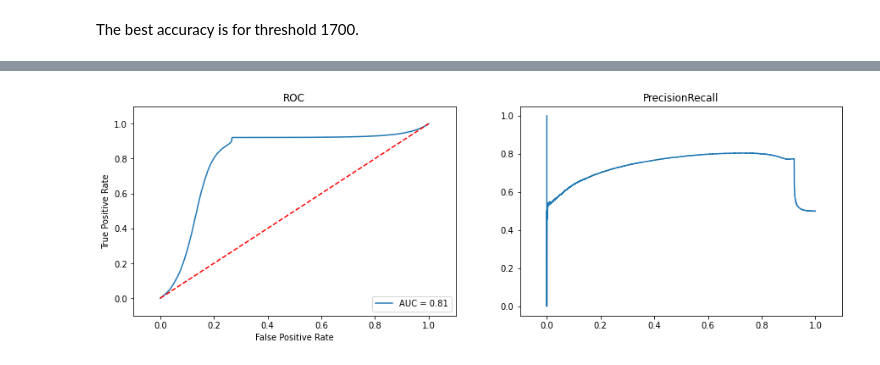
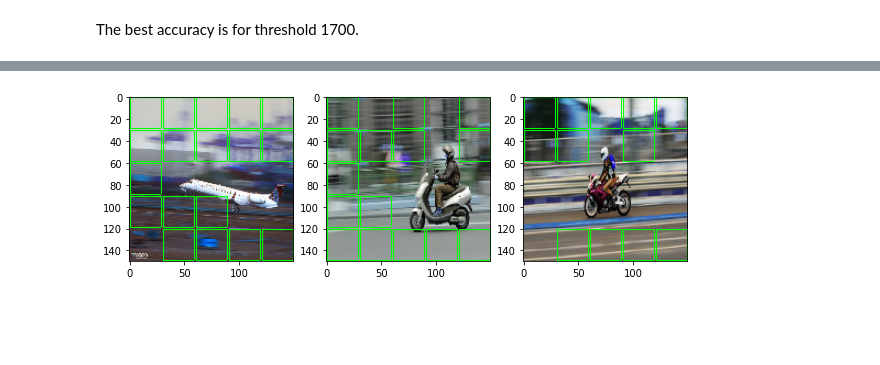
Before and after one commit to JuliaZur/MotionBlurDetection, a Jupyter notebook: laplacian_results.ipynb, the cells around one changed output, grey strips where cells are left out. Cells and saved outputs as stored; diff of their text form; code cells hidden in the pictures; blank space fills up the shorter version.

```diff
--- a/laplacian_results.ipynb
+++ b/laplacian_results.ipynb
@@ -62,19 +107,0 @@ confusion_matrix(ground_truth_labels, predicted_labels)
-# %%
-probabilities = []
-prediction_labels = [pred for pred, fm in predictions[best_threshold]]
-fm_values = [fm for pred, fm in predictions[best_threshold]]
-differences = [abs(fm-best_threshold) for fm in fm_values]
-max_diff = max(differences)
-for i in range(len(differences)):
-    predicted_class_probability = 1*differences[i]/max_diff
-    if prediction_labels[i] == 0:
-        probability = [1-predicted_class_probability,
-                       predicted_class_probability]
-    else:
-        probability = [predicted_class_probability,
-                       1-predicted_class_probability]
-    probabilities.append(probability)
-probabilities = np.array(probabilities)
-roc_pr_rec_plots(ground_truth_labels, prediction_labels, probabilities)
-# %% [output]
-[figure, removed]
@@ -84,0 +108,18 @@ roc_pr_rec_plots(ground_truth_labels, prediction_labels, probabilities)
+# %%
+images_paths = ['./data/real/plane.jpg', './data/real/scooter.jpg', './data/real/motorcycle.png']
+masked_images = []
+for image_path in images_paths:
+    mask = image_mask(image_path)
+    masked_images.append(mask)
+
+fig = plt.figure(figsize=(10,10))
+ax1 = fig.add_subplot(2,3,1)
+ax1.imshow(masked_images[0])
+ax2 = fig.add_subplot(2,3,2)
+ax2.imshow(masked_images[1])
+ax3 = fig.add_subplot(2,3,3)
+ax3.imshow(masked_images[2])
+
+plt.show()
+# %% [output]
+[figure, added]
```
Also changed, not shown: parts of 23 cells of this notebook, 1 other file.
